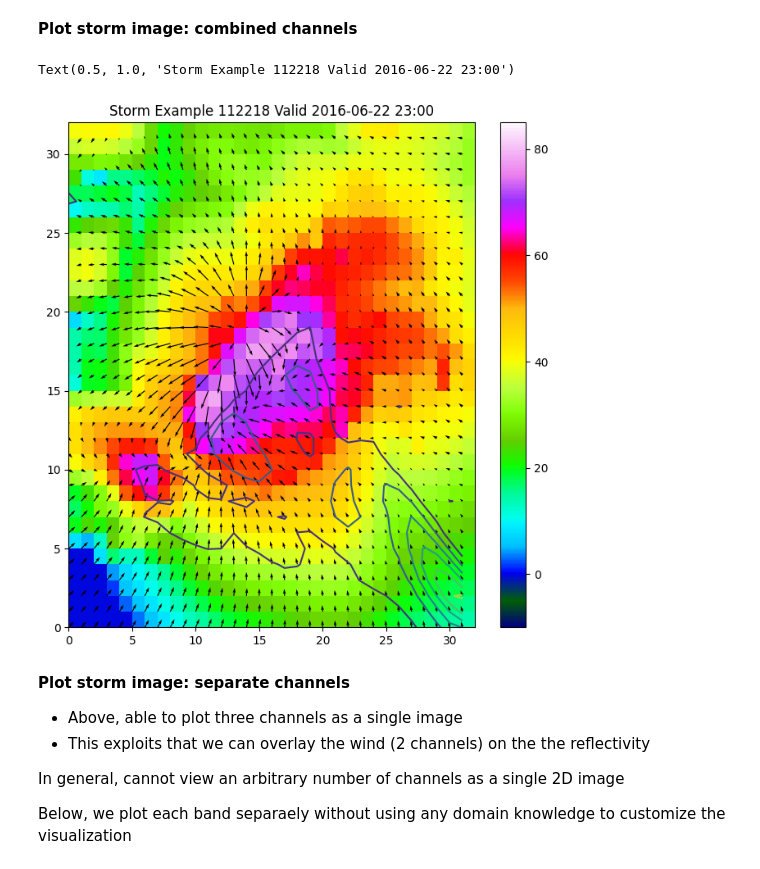
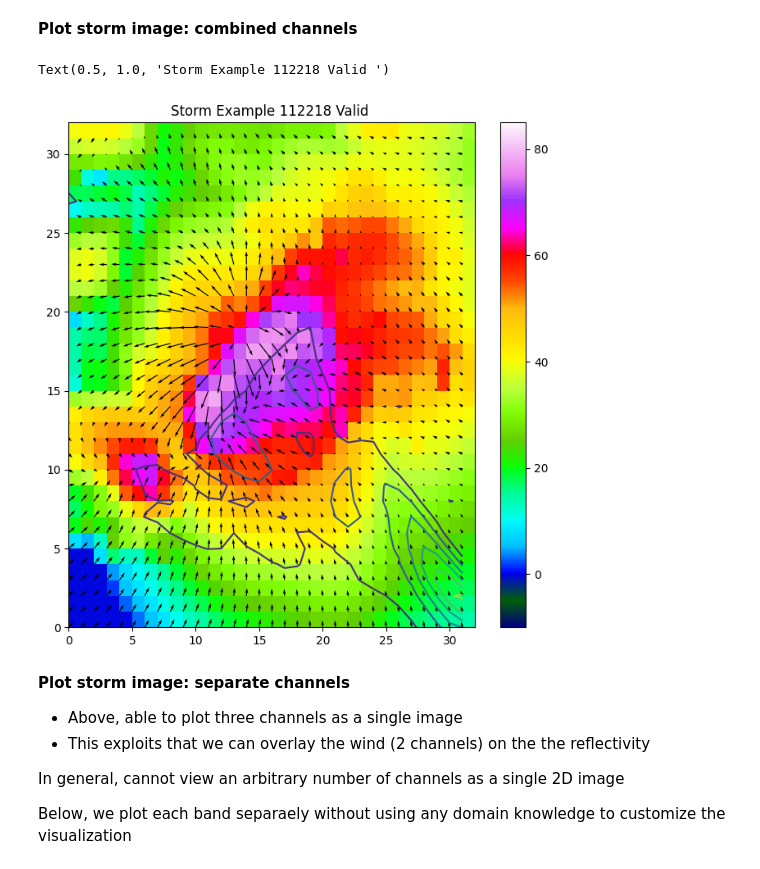
Before and after one commit to ekrell/ams_ai_shortcourse_2024, a Jupyter notebook: modules/preprocessing_exploring.ipynb, the cells around one changed output. Drawn from its saved outputs; the diff is of its cells as text; code cells hidden in the pictures.

```diff
--- a/modules/preprocessing_exploring.ipynb
+++ b/modules/preprocessing_exploring.ipynb
@@ -586,8 +589,6 @@ plt.barbs(r[::stride], c[::stride], U.sel(p=patch)[::stride, ::stride],
 # %% [markdown]
 Loop through each file and extract the relevant variables
 # %%
-run_times = []
-valid_times = []
 # List of input variables
 in_vars = ["REFL_COM_curr",
            "U10_curr", "V10_curr"]
@@ -597,12 +598,9 @@ in_data = []
 out_data = []
 
 for f in files:
-    run_time = pd.Timestamp(f.split("/")[-1].split("_")[1])
     ds = xr.open_dataset(f)
     in_data.append(np.stack([ds[v].values for v in in_vars], axis=-1))
     out_data.append(np.stack([ds[v].values for v in out_vars], axis=-1))
-    valid_times.append(ds["time"].values)
-    run_times.append([run_time] * in_data[-1].shape[0])
     ds.close()
 # %% [markdown]
 Stack the data into single arrays instead of lists of arrays
@@ -633,13 +629,13 @@ rot_ex = max_vort.argmax()
 # %%
 plt.figure(figsize=(8, 8))
 plt.pcolormesh(all_in_data[rot_ex, :, :, 0], cmap="gist_ncar", vmin=-10, vmax=85)
 plt.colorbar()
 plt.quiver(all_in_data[rot_ex, :, :, 1], all_in_data[rot_ex, :, :, 2])
 plt.contour(all_out_data[rot_ex, :, :, 0])
-plt.title("Storm Example {0} Valid ".format(rot_ex) + pd.Timestamp(all_valid_times[rot_ex]).strftime("%Y-%m-%d %H:%M"))
+plt.title("Storm Example {0} Valid ".format(rot_ex))
 # %% [output]
-Text(0.5, 1.0, 'Storm Example 112218 Valid 2016-06-22 23:00')
+Text(0.5, 1.0, 'Storm Example 112218 Valid ')
-[figure, old version]
+[figure, new version]
 # %% [markdown]
 **Plot storm image: separate channels**
 
```
Also changed, not shown: parts of 25 cells of this notebook.
